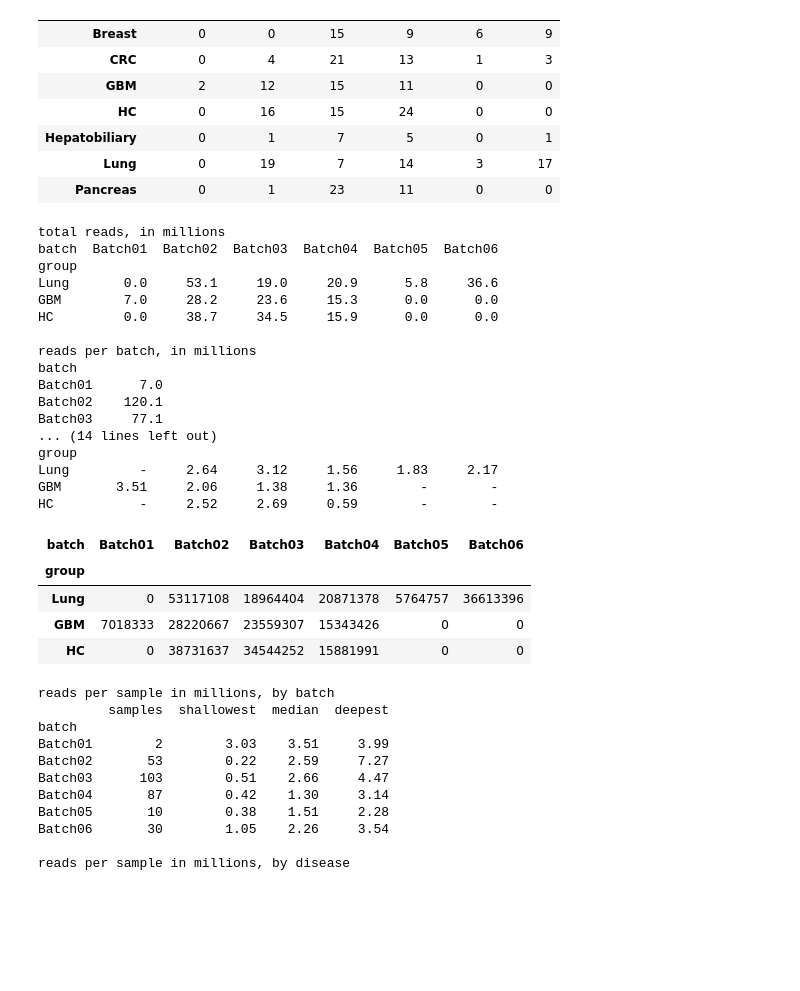
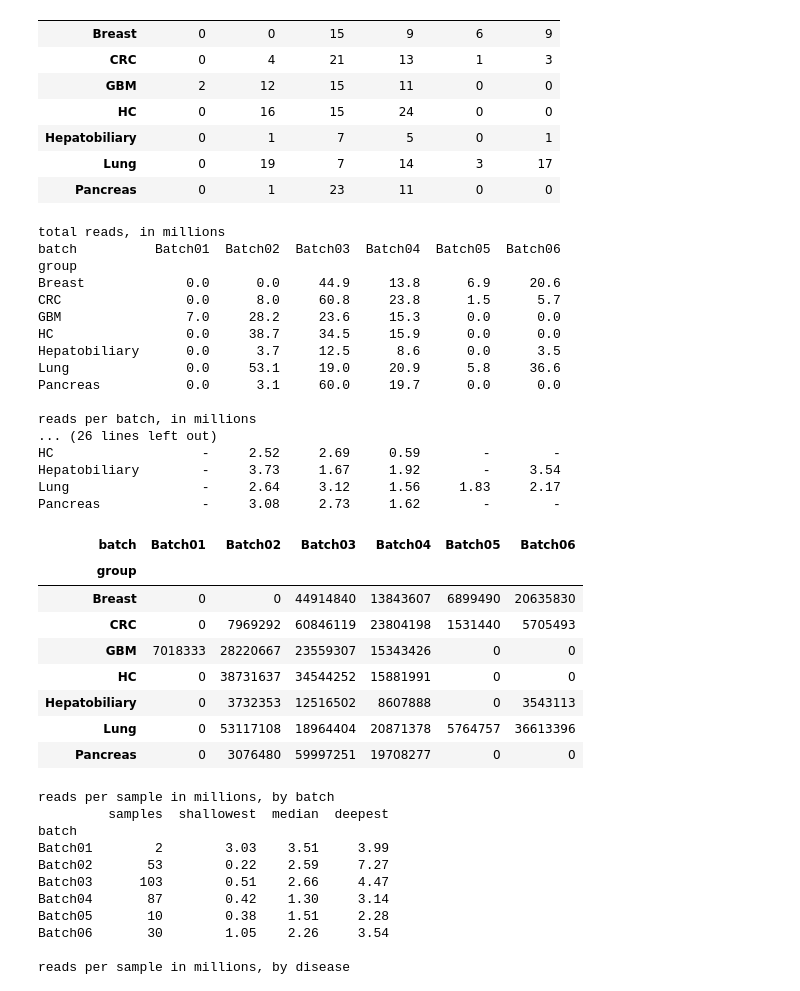
Before and after one commit to honololab/GSE68086, a Jupyter notebook: functions/00_exploration.ipynb, the cells around one changed output. Saved outputs shown, nothing was run; the diff lists cells and outputs as text; code cells hidden in the pictures; blank space fills up the shorter version.

```diff
--- a/functions/00_exploration.ipynb
+++ b/functions/00_exploration.ipynb
@@ -265,7 +265,7 @@ total samples: 285
 # 6. Reads per disease in each batch, to sit next to the sample counts above.
 #    Pick the diseases here; an empty list shows them all.
 #    Options: Breast, CRC, GBM, HC, Hepatobiliary, Lung, Pancreas
-diseases = ["Lung", "GBM", "HC"]          # e.g. ["Lung", "HC", "GBM"]
+diseases = []          # e.g. ["Lung", "HC", "GBM"]
 
 counts = data_df.set_index("Unnamed: 0")            # genes in rows, samples in columns
 reads_per_sample = counts.sum(axis=0).rename("reads")   # all genes added up, one number per sample
@@ -288,49 +288,53 @@ median_reads = per_sample.pivot_table(index="group", columns="batch", values="re
                                       aggfunc="median")
 if diseases:
     total_reads = total_reads.loc[diseases]
     median_reads = median_reads.loc[diseases]
     keep = total_reads.sum(axis=0) > 0      # same batch columns as the table above
     total_reads, median_reads = total_reads.loc[:, keep], median_reads.loc[:, keep]
 
 print("total reads, in millions")
 print((total_reads / 1e6).round(1).to_string(), "\n")
 
 print("reads per batch, in millions")
 print((total_reads.sum(axis=0) / 1e6).round(1).to_string(), "\n")
 
 print("reads per disease, in millions")
 print((total_reads.sum(axis=1) / 1e6).round(1).to_string(), "\n")
 
 print("all reads, in millions:", round(total_reads.to_numpy().sum() / 1e6, 1), "\n")
 
 # The totals above follow the sample counts, so the typical sample is the fairer comparison:
 print("median reads per sample, in millions (empty = no samples there)")
 print((median_reads / 1e6).round(2).to_string(na_rep="-"))
 
 total_reads
 # %% [output]
 total reads, in millions
-batch  Batch01  Batch02  Batch03  Batch04  Batch05  Batch06
+batch          Batch01  Batch02  Batch03  Batch04  Batch05  Batch06
 group
-Lung       0.0     53.1     19.0     20.9      5.8     36.6
-GBM        7.0     28.2     23.6     15.3      0.0      0.0
-HC         0.0     38.7     34.5     15.9      0.0      0.0
+Breast             0.0      0.0     44.9     13.8      6.9     20.6
+CRC                0.0      8.0     60.8     23.8      1.5      5.7
+GBM                7.0     28.2     23.6     15.3      0.0      0.0
+HC                 0.0     38.7     34.5     15.9      0.0      0.0
+Hepatobiliary      0.0      3.7     12.5      8.6      0.0      3.5
+Lung               0.0     53.1     19.0     20.9      5.8     36.6
+Pancreas           0.0      3.1     60.0     19.7      0.0      0.0
 
 reads per batch, in millions
-batch
-Batch01      7.0
-Batch02    120.1
-Batch03     77.1
-... (14 lines left out)
-group
-Lung         -     2.64     3.12     1.56     1.83     2.17
-GBM       3.51     2.06     1.38     1.36        -        -
-HC           -     2.52     2.69     0.59        -        -
+... (26 lines left out)
+HC                   -     2.52     2.69     0.59        -        -
+Hepatobiliary        -     3.73     1.67     1.92        -     3.54
+Lung                 -     2.64     3.12     1.56     1.83     2.17
+Pancreas             -     3.08     2.73     1.62        -        -
 | batch | Batch01 | Batch02 | Batch03 | Batch04 | Batch05 | Batch06 |
 | group |  |  |  |  |  |  |
-| Lung | 0 | 53117108 | 18964404 | 20871378 | 5764757 | 36613396 |
+| Breast | 0 | 0 | 44914840 | 13843607 | 6899490 | 20635830 |
+| CRC | 0 | 7969292 | 60846119 | 23804198 | 1531440 | 5705493 |
 | GBM | 7018333 | 28220667 | 23559307 | 15343426 | 0 | 0 |
 | HC | 0 | 38731637 | 34544252 | 15881991 | 0 | 0 |
+| Hepatobiliary | 0 | 3732353 | 12516502 | 8607888 | 0 | 3543113 |
+| Lung | 0 | 53117108 | 18964404 | 20871378 | 5764757 | 36613396 |
+| Pancreas | 0 | 3076480 | 59997251 | 19708277 | 0 | 0 |
 # %%
 # 7. Depth: how many reads one sample got.
 #    Every sample is one dot. A dot low down got few reads -> shallow.
```
Also changed, not shown: 2 other files.
